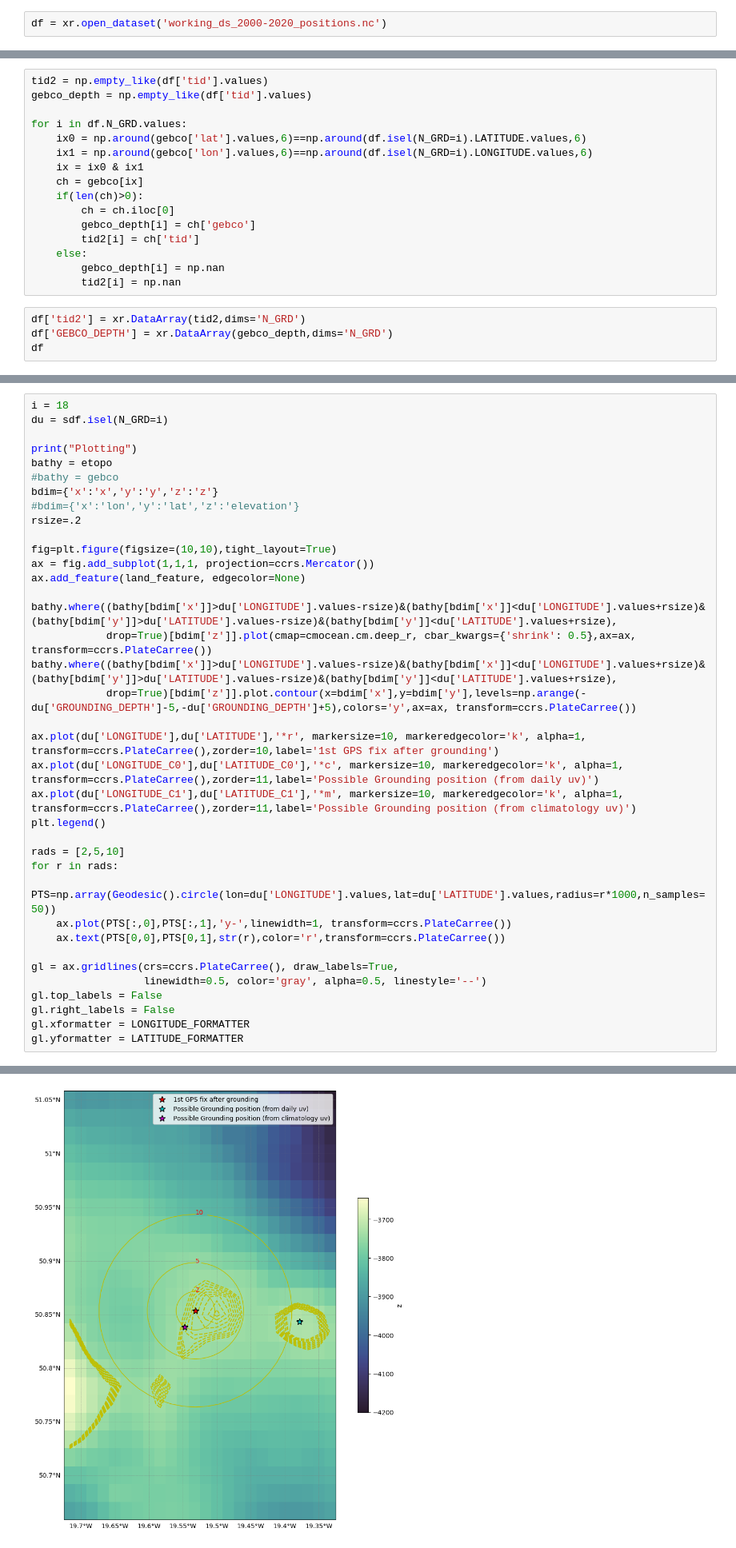
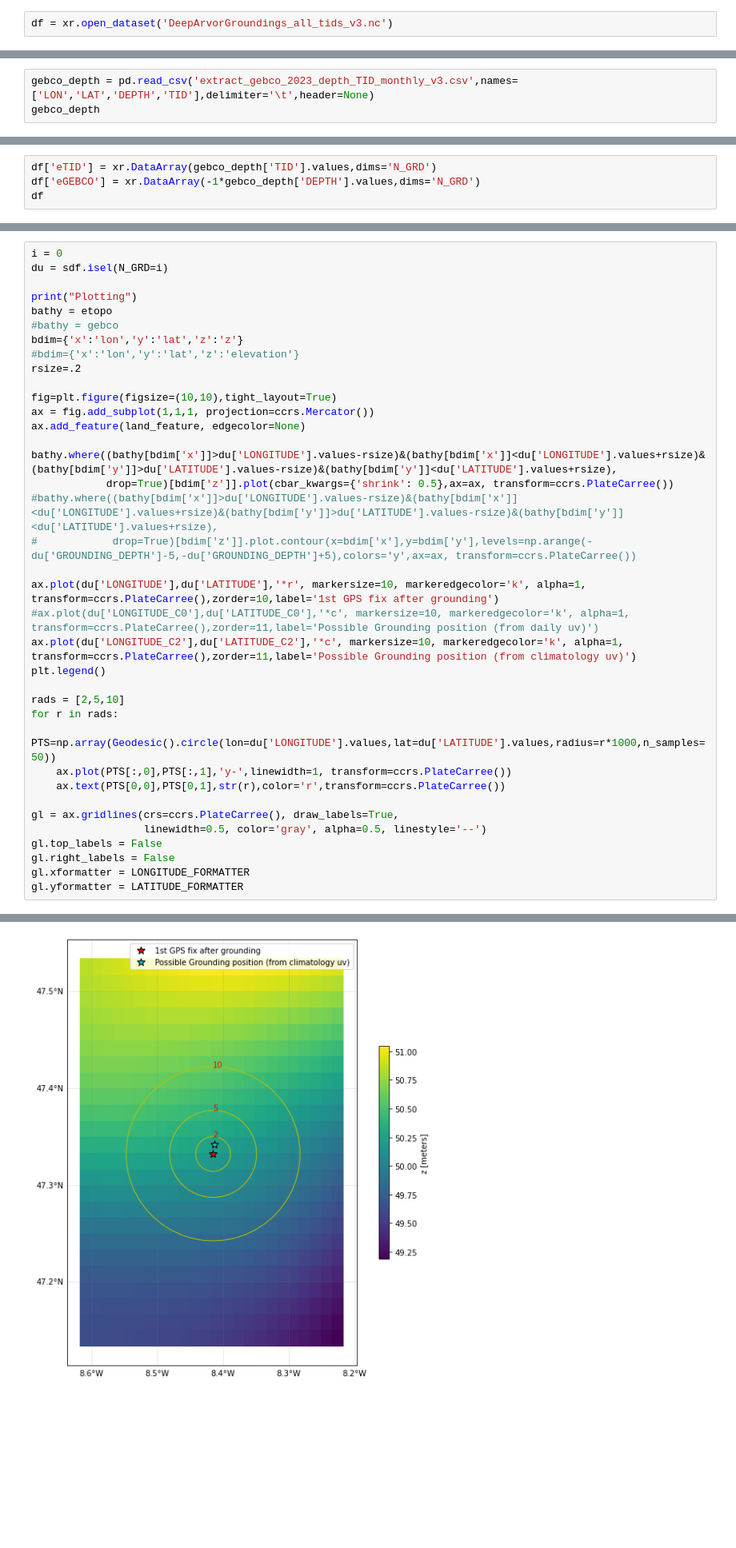
Before and after one commit to quai20/argobathy, a Jupyter notebook: deep/analyze_last.ipynb, the cells around one changed output, grey strips where cells are left out. Shown: that part at 80% size. Saved outputs shown, nothing was run; the diff lists cells and outputs as text; blank space fills up the shorter version.

```diff
--- a/deep/analyze_last.ipynb
+++ b/deep/analyze_last.ipynb
@@ -21,2 +21,2 @@ etopo = xr.open_dataset('/home1/datawork/kbalem/ETOPO1_Bed_g_gmt4.nc')
 # %%
-df = xr.open_dataset('working_ds_2000-2020_positions.nc')
+df = xr.open_dataset('DeepArvorGroundings_all_tids_v3.nc')
@@ -42,0 +23,3 @@ Data variables: (12/17)
+# %%
+gebco_depth = pd.read_csv('extract_gebco_2023_depth_TID_monthly_v3.csv',names=['LON','LAT','DEPTH','TID'],delimiter='\t',header=None)
+gebco_depth
@@ -49,22 +43,6 @@ tids = {10:'Singlebeam',11:'Multibeam',17:'Combination',40:'Satellite gravimetry
-# %%
-tid2 = np.empty_like(df['tid'].values)
-gebco_depth = np.empty_like(df['tid'].values)
-
-for i in df.N_GRD.values:
-    ix0 = np.around(gebco['lat'].values,6)==np.around(df.isel(N_GRD=i).LATITUDE.values,6)
-    ix1 = np.around(gebco['lon'].values,6)==np.around(df.isel(N_GRD=i).LONGITUDE.values,6)
-    ix = ix0 & ix1
-    ch = gebco[ix]
-    if(len(ch)>0):
-        ch = ch.iloc[0]
-        gebco_depth[i] = ch['gebco']
-        tid2[i] = ch['tid']
-    else:
-        gebco_depth[i] = np.nan
-        tid2[i] = np.nan
 # %%
-df['tid2'] = xr.DataArray(tid2,dims='N_GRD')
-df['GEBCO_DEPTH'] = xr.DataArray(gebco_depth,dims='N_GRD')
+df['eTID'] = xr.DataArray(gebco_depth['TID'].values,dims='N_GRD')
+df['eGEBCO'] = xr.DataArray(-1*gebco_depth['DEPTH'].values,dims='N_GRD')
 df
 # %% [output]
 <xarray.Dataset>
@@ -158,43 +176,43 @@ ax.grid(True)
 # %%
-i = 18
+i = 0
 du = sdf.isel(N_GRD=i)
 
 print("Plotting")
 bathy = etopo
 #bathy = gebco
-bdim={'x':'x','y':'y','z':'z'}
+bdim={'x':'lon','y':'lat','z':'z'}
 #bdim={'x':'lon','y':'lat','z':'elevation'}
 rsize=.2
 
 fig=plt.figure(figsize=(10,10),tight_layout=True)
 ax = fig.add_subplot(1,1,1, projection=ccrs.Mercator())
 ax.add_feature(land_feature, edgecolor=None)
 
 bathy.where((bathy[bdim['x']]>du['LONGITUDE'].values-rsize)&(bathy[bdim['x']]<du['LONGITUDE'].values+rsize)&(bathy[bdim['y']]>du['LATITUDE'].values-rsize)&(bathy[bdim['y']]<du['LATITUDE'].values+rsize),
-            drop=True)[bdim['z']].plot(cmap=cmocean.cm.deep_r, cbar_kwargs={'shrink': 0.5},ax=ax, transform=ccrs.PlateCarree())
-bathy.where((bathy[bdim['x']]>du['LONGITUDE'].values-rsize)&(bathy[bdim['x']]<du['LONGITUDE'].values+rsize)&(bathy[bdim['y']]>du['LATITUDE'].values-rsize)&(bathy[bdim['y']]<du['LATITUDE'].values+rsize),
-            drop=True)[bdim['z']].plot.contour(x=bdim['x'],y=bdim['y'],levels=np.arange(-du['GROUNDING_DEPTH']-5,-du['GROUNDING_DEPTH']+5),colors='y',ax=ax, transform=ccrs.PlateCarree())
+            drop=True)[bdim['z']].plot(cbar_kwargs={'shrink': 0.5},ax=ax, transform=ccrs.PlateCarree())
+#bathy.where((bathy[bdim['x']]>du['LONGITUDE'].values-rsize)&(bathy[bdim['x']]<du['LONGITUDE'].values+rsize)&(bathy[bdim['y']]>du['LATITUDE'].values-rsize)&(bathy[bdim['y']]<du['LATITUDE'].values+rsize),
+#            drop=True)[bdim['z']].plot.contour(x=bdim['x'],y=bdim['y'],levels=np.arange(-du['GROUNDING_DEPTH']-5,-du['GROUNDING_DEPTH']+5),colors='y',ax=ax, transform=ccrs.PlateCarree())
 
 ax.plot(du['LONGITUDE'],du['LATITUDE'],'*r', markersize=10, markeredgecolor='k', alpha=1, transform=ccrs.PlateCarree(),zorder=10,label='1st GPS fix after grounding')
-ax.plot(du['LONGITUDE_C0'],du['LATITUDE_C0'],'*c', markersize=10, markeredgecolor='k', alpha=1, transform=ccrs.PlateCarree(),zorder=11,label='Possible Grounding position (from daily uv)')
-ax.plot(du['LONGITUDE_C1'],du['LATITUDE_C1'],'*m', markersize=10, markeredgecolor='k', alpha=1, transform=ccrs.PlateCarree(),zorder=11,label='Possible Grounding position (from climatology uv)')
+#ax.plot(du['LONGITUDE_C0'],du['LATITUDE_C0'],'*c', markersize=10, markeredgecolor='k', alpha=1, transform=ccrs.PlateCarree(),zorder=11,label='Possible Grounding position (from daily uv)')
+ax.plot(du['LONGITUDE_C2'],du['LATITUDE_C2'],'*c', markersize=10, markeredgecolor='k', alpha=1, transform=ccrs.PlateCarree(),zorder=11,label='Possible Grounding position (from climatology uv)')
 plt.legend()
 
 rads = [2,5,10]
 for r in rads:
     PTS=np.array(Geodesic().circle(lon=du['LONGITUDE'].values,lat=du['LATITUDE'].values,radius=r*1000,n_samples=50))
     ax.plot(PTS[:,0],PTS[:,1],'y-',linewidth=1, transform=ccrs.PlateCarree())
     ax.text(PTS[0,0],PTS[0,1],str(r),color='r',transform=ccrs.PlateCarree())
 
 gl = ax.gridlines(crs=ccrs.PlateCarree(), draw_labels=True,
                   linewidth=0.5, color='gray', alpha=0.5, linestyle='--')
 gl.top_labels = False
 gl.right_labels = False
 gl.xformatter = LONGITUDE_FORMATTER
 gl.yformatter = LATITUDE_FORMATTER
 # %% [output]
 Plotting
-[figure, old version]
+[figure, new version]
 # %%
 sdf_clean.isel(N_GRD=0)
 # %% [output]
```
Also changed, not shown: parts of 13 cells of this notebook, 19 other files.
